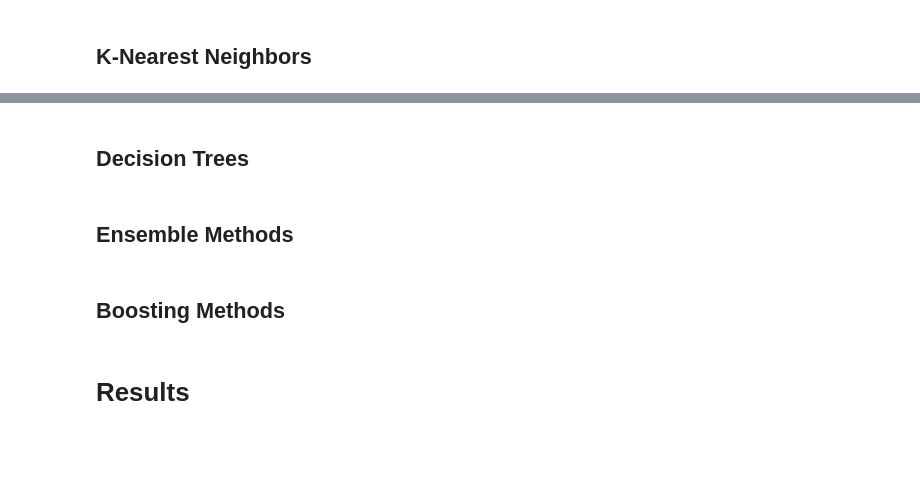
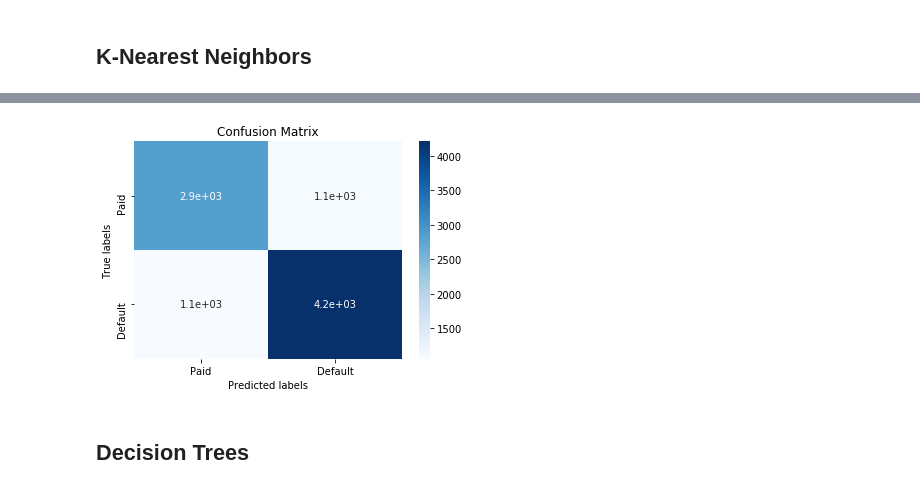
Before and after one commit to tjkim614/airbnb_nyc_dec_2020, a Jupyter notebook: Airbnb_Booking_ML.ipynb, the cells around one changed output, grey strips where cells are left out. Drawn from its saved outputs; the diff is of its cells as text; code cells hidden in the pictures; blank space fills up the shorter version.

```diff
--- a/Airbnb_Booking_ML.ipynb
+++ b/Airbnb_Booking_ML.ipynb
@@ -1176,0 +1730,6 @@ ValueError: could not convert string to float: 'f'
+# %%
+param_grid_b_knn = {'n_neighbors': [11, 21, 31],
+                    }
+
+gs_b_knn = GridSearchCV(knn_b, param_grid_b_knn, cv=3)
+gs_b_knn.fit(scaled_X_train, y_train_bc)
@@ -1176,0 +1750,7 @@ ValueError: could not convert string to float: 'f'
+# %%
+param_grid_b1_knn = {'n_neighbors': [17, 21, 25]}
+
+gs_b1_knn = GridSearchCV(knn_b, param_grid_b1_knn, cv=3)
+gs_b1_knn.fit(scaled_X_train, y_train_bc)
+
+gs_b1_knn.best_params_
@@ -1176,0 +1759,3 @@ ValueError: could not convert string to float: 'f'
+# %%
+knn_b1 = KNeighborsClassifier(n_neighbors=17, weights='distance')
+knn_b1.fit(scaled_X_train, y_train_bc)
@@ -1176,0 +1766,2 @@ ValueError: could not convert string to float: 'f'
+# %%
+y_test_bc1_predict = knn_b1.predict(scaled_X_test)
@@ -1177,8 +1795,6 @@ ValueError: could not convert string to float: 'f'
+# %%
+conf_matrix(y_test_bc, y_test_bc1_predict)
+# %% [output]
+[figure, added]
 # %% [markdown]
 ## Decision Trees
-# %% [markdown]
-## Ensemble Methods
-# %% [markdown]
-## Boosting Methods
-# %% [markdown]
-# Results
```
Also changed, not shown: parts of 107 cells of this notebook.
